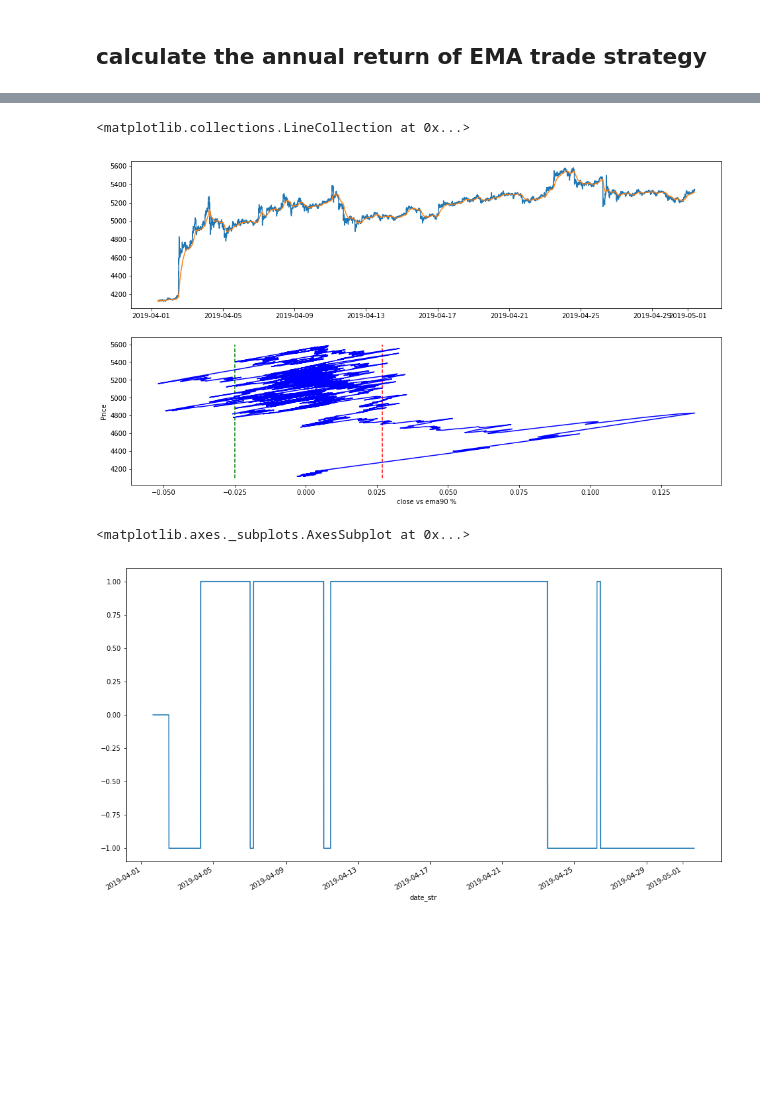
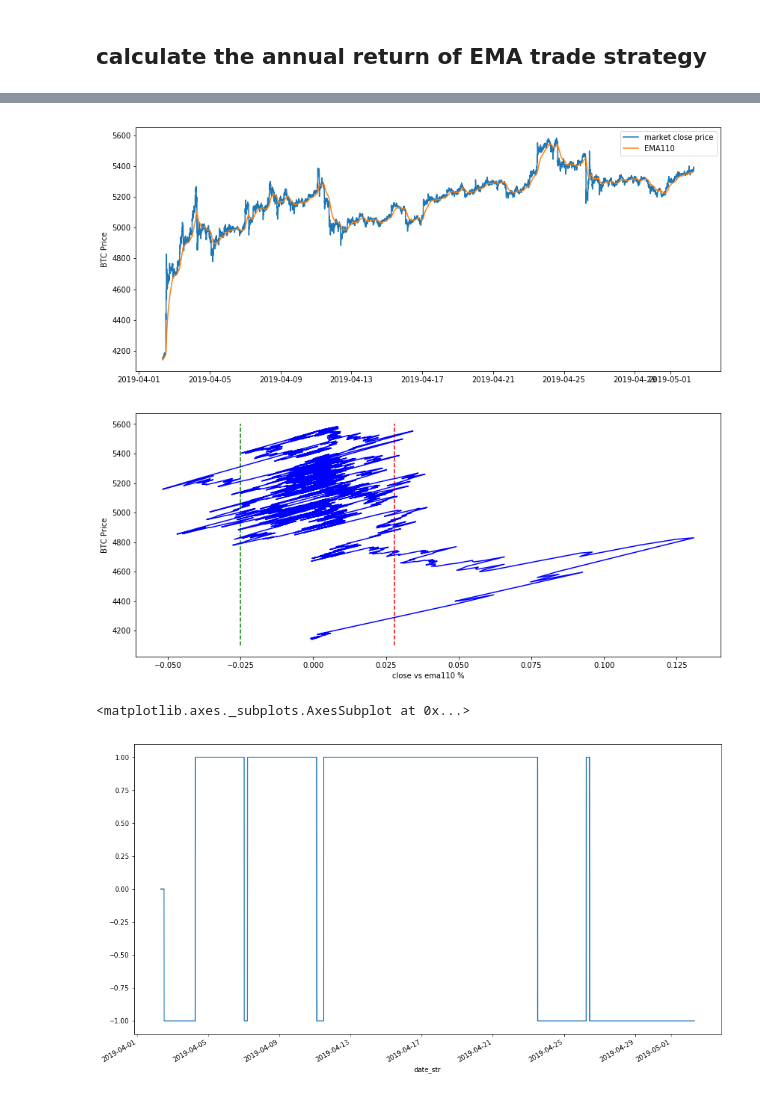
Before and after one commit to franklili3/Python-for-Finance-Engineering, a Jupyter notebook: FinalProject/Btc_EMA_strategy.ipynb, the cells around one changed output, grey strips where cells are left out. Cells and saved outputs as stored; diff of their text form; code cells hidden in the pictures; blank space fills up the shorter version.

```diff
--- a/FinalProject/Btc_EMA_strategy.ipynb
+++ b/FinalProject/Btc_EMA_strategy.ipynb
@@ -474,6 +540,8 @@ for j in range(18):
     diff_pct_close_vs_ema_max.append(diff_pct_close_vs_ema[j].max())
     diff_pct_close_vs_ema_min.append(diff_pct_close_vs_ema[j].min())
     diff_pct_close_vs_ema[j].hist(bins=20,figsize=(16,9))
+    plt.vlines(diff_pct_close_vs_ema_negative_unnormal[j], 0, 5000, colors = "green", linestyles = "dashed")
+    plt.vlines(diff_pct_close_vs_ema_positive_unnormal[j], 0, 5000, colors = "red", linestyles = "dashed")
     plt.show()
     print('j={0} diff_pct_close_vs_ema_negative_unnormal: {1:.3f} diff_pct_close_vs_ema_min: {2:.3f} diff_pct_close_vs_ema_max:{3:.3f} diff_pct_close_vs_ema_positive_unnormal: {4:.3f}'.format(j, diff_pct_close_vs_ema_negative_unnormal[j], diff_pct_close_vs_ema_min[j], diff_pct_close_vs_ema_max[j], diff_pct_close_vs_ema_positive_unnormal[j]))
 # %% [output]
@@ -495,10 +572,11 @@ j=5 diff_pct_close_vs_ema_negative_unnormal: -0.021 diff_pct_close_vs_ema_min: -
 # %%
 
 performance = {'j':[], 'final_pnl':[], 'win_rate':[]}
+principle_dict = {'j':[], 'index':[], 'principle':[]}
 sig_buy_list = []
 sig_sell_list = []
 signal_list = []
-trade_price_list =[]
+trade_price_dict ={'j':[], 'index':[], 'trade_price':[]}
 for j in range(18):
     ## setup signal
     sig_buy = ma.ceil(diff_pct_close_vs_ema_negative_unnormal[j] * 1000) / 1000
@@ -525,7 +603,9 @@ for j in range(18):
     signal_list.append(signal)
     # now let's accumulate some P&L
     position = 0
-    principle = 5 * MarketChart.iloc[0, 0]
+    principle = order_quantity * MarketChart.iloc[0, 0]
+
+    #leverage = 1
     pnl = 0
     previous_signal = 0
     start_price = 0
@@ -537,12 +617,16 @@ for j in range(18):
             # first check if we have an open position
             if position != 0:
                 # first we need to close the position and calculate P&L
-                trade_price_list.append(row['open'] * (1 - trading_cost_pct / 100))
+                trade_price_dict['j'].append(j)
+                trade_price_dict['index'].append(index)
+                trade_price_dict['trade_price'].append(row['open'] * (1 - trading_cost_pct / 100))
                 current_pnl = position * (row['open'] * (1 - trading_cost_pct / 100) - start_price)
                 if position < 0:
                     principle += current_pnl
                 else:
                     principle = trade_size * row['open'] * (1 - trading_cost_pct / 100)
+                principle_dict['index'].append(index)
+                principle_dict['principle'].append(principle)
                 if current_pnl < 0:
                     negative_pnl += 1
                 else:
@@ -550,10 +634,14 @@ for j in range(18):
                 pnl += current_pnl
 
             # now open a new position
+            principle_dict['index'].append(index)
+            principle_dict['principle'].append(principle)
             trade_size = principle * (1 - trading_cost_pct / 100) / row['open']
             position = trade_size * current_signal # buy if signal is positive, sell if signal is negative
             start_price = row['open'] * (1+ trading_cost_pct / 100)
-            trade_price_list.append(start_price)
+            trade_price_dict['j'].append(j)
+            trade_price_dict['index'].append(index)
+            trade_price_dict['trade_price'].append(start_price)
             previous_signal = current_signal
     win_rate = positive_pnl / (positive_pnl + negative_pnl) * 100
     performance['j'].append(j)
@@ -562,4 +675,5 @@ for j in range(18):
 # %%
-## select j=8 when final_pnl is the max
+## when final_pnl is the max
 performance_df = pd.DataFrame(performance)
 performance_df[performance_df['final_pnl'] == performance_df['final_pnl'].max()]
+best_j = performance_df.index.values[performance_df['final_pnl'] == performance_df['final_pnl'].max()]
@@ -585,16 +700,19 @@ monthly_return
 # %%
-##
+## Present the best strategy
 register_matplotlib_converters()
-fig, (ax1, ax2) = plt.subplots(2,1, figsize=(16,9), sharex=False)
-ax1.plot(MarketChart.index, MarketChart['close'])
-ax1.plot(MarketChart.index, ema[8])
-ax2.plot(diff_pct_close_vs_ema[8], MarketChart['close'], "b-")
-ax2.set_xlabel('close vs ema{0:d} %'.format(90))
-ax2.set_ylabel('Price')
-ax2.vlines(sig_buy_list[8], 4100, 5600, colors = "green", linestyles = "dashed")
-ax2.vlines(sig_sell_list[8], 4100, 5600, colors = "red", linestyles = "dashed")
+plt.plot(MarketChart.index, MarketChart['close'], label = 'market close price')
+plt.plot(MarketChart.index, ema[best_j[0]], label = 'EMA110')
+plt.ylabel('BTC Price')
+plt.legend()
+plt.show()
+plt.plot(diff_pct_close_vs_ema[best_j[0]], MarketChart['close'], "b-")
+plt.xlabel('close vs ema{0:d} %'.format(110))
+plt.ylabel('BTC Price')
+plt.vlines(sig_buy_list[best_j[0]], 4100, 5600, colors = "green", linestyles = "dashed")
+plt.vlines(sig_sell_list[best_j[0]], 4100, 5600, colors = "red", linestyles = "dashed")
+plt.show()
 # %% [output]
-<matplotlib.collections.LineCollection at 0x...>
-[figure, old version]
+[figure, new version]
+[figure, added]
 # %%
 ## select min period of trading
@@ -602,5 +720,5 @@ signal_s8 = pd.Series(signal_list[8])
 # %%
-signal_s8.plot(figsize=(16,9))
+signal_best.plot(figsize=(16,9))
 # %% [output]
 <matplotlib.axes._subplots.AxesSubplot at 0x...>
-[figure, old version]
+[figure, new version]
```
Also changed, not shown: parts of 67 cells of this notebook, 2 other files.
